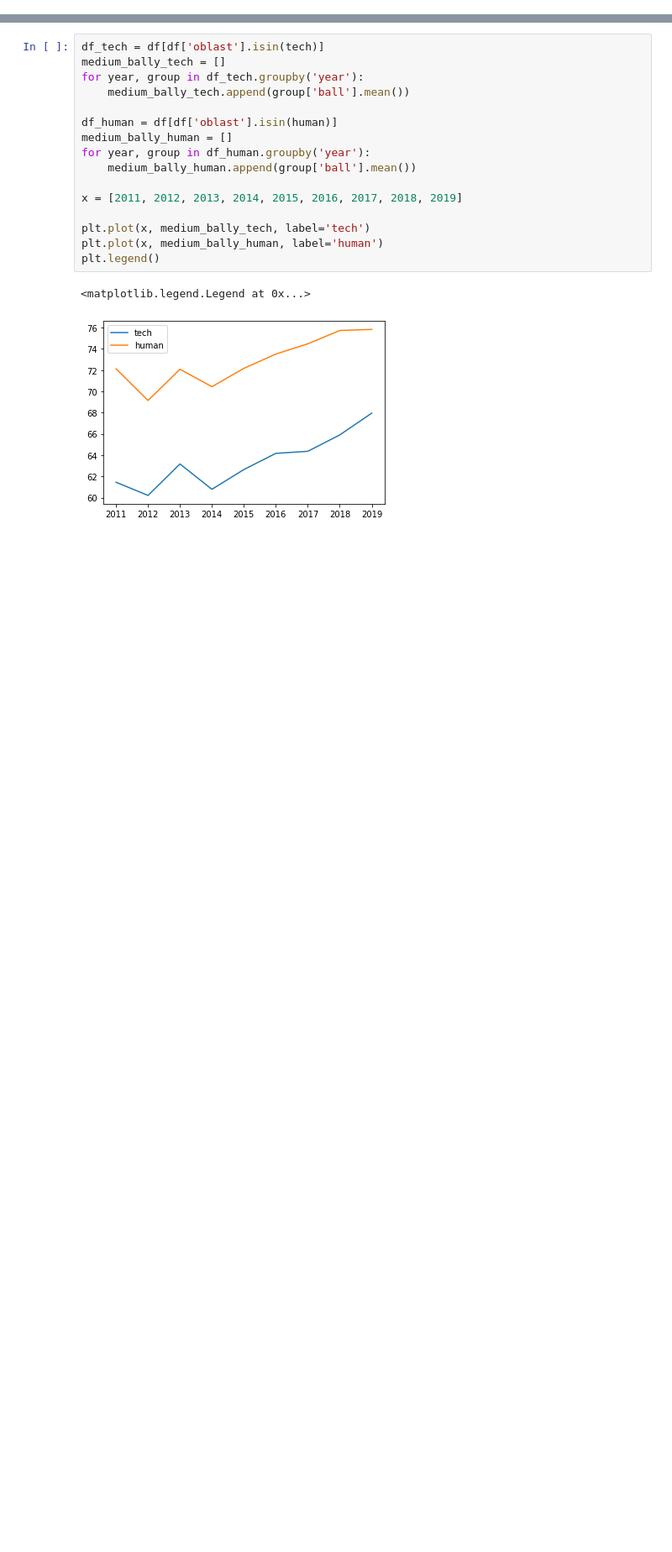
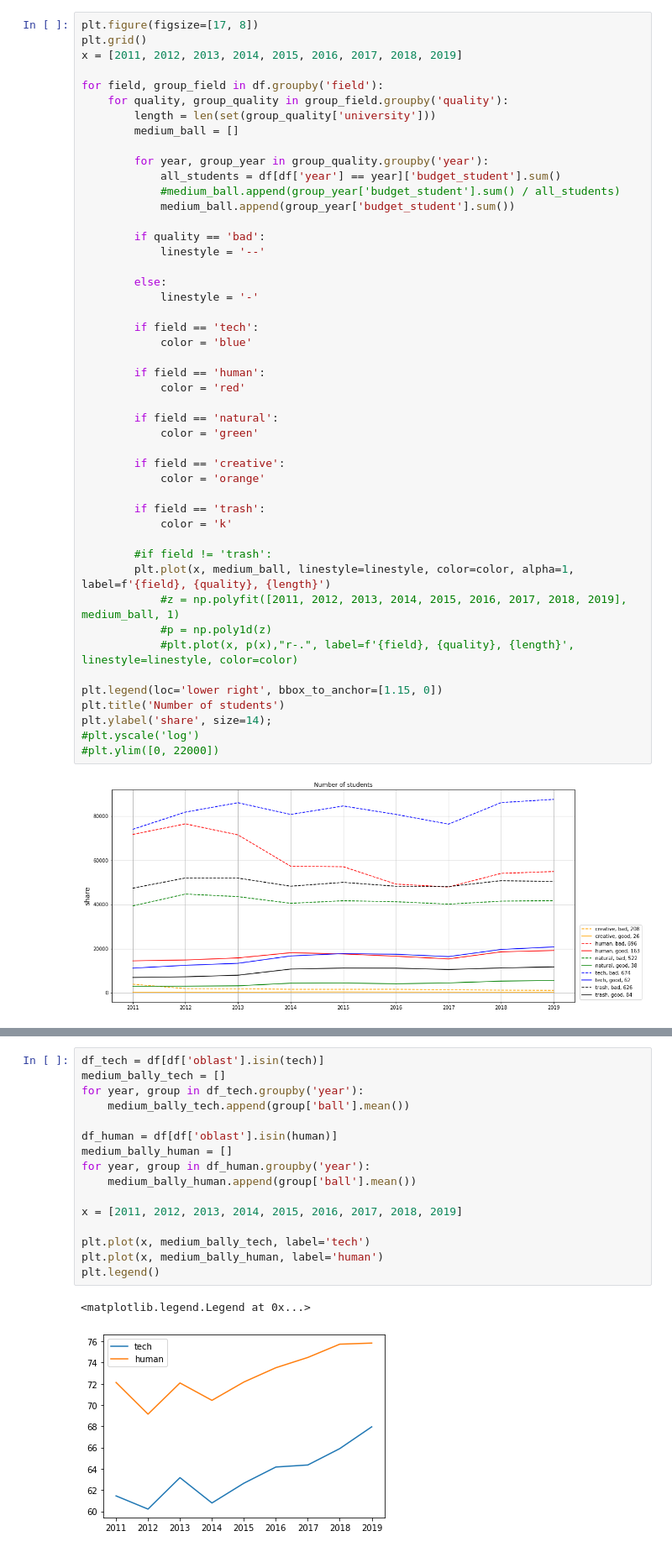
Before and after one commit to Polpolpolpolpoll/Universities, a Jupyter notebook: Untitled.ipynb, the cells around one changed output, grey strips where cells are left out. Shown at 84% size. Saved outputs shown, nothing was run; the diff lists cells and outputs as text; blank space fills up the shorter version.

```diff
--- a/Untitled.ipynb
+++ b/Untitled.ipynb
@@ -203,0 +201,49 @@ print(len(set(df['university'])), len(set(df_good['university'])), len(set(df_ba
+# %%
+plt.figure(figsize=[17, 8])
+plt.grid()
+x = [2011, 2012, 2013, 2014, 2015, 2016, 2017, 2018, 2019]
+
+for field, group_field in df.groupby('field'):
+    for quality, group_quality in group_field.groupby('quality'):
+        length = len(set(group_quality['university']))
+        medium_ball = []
+
+        for year, group_year in group_quality.groupby('year'):
+            all_students = df[df['year'] == year]['budget_student'].sum()
+            #medium_ball.append(group_year['budget_student'].sum() / all_students)
+            medium_ball.append(group_year['budget_student'].sum())
+
+        if quality == 'bad':
+            linestyle = '--'
+
+        else:
+            linestyle = '-'
+
+        if field == 'tech':
+            color = 'blue'
+
+        if field == 'human':
+            color = 'red'
+
+        if field == 'natural':
+            color = 'green'
+
+        if field == 'creative':
+            color = 'orange'
+
+        if field == 'trash':
+            color = 'k'
+
+        #if field != 'trash':
+        plt.plot(x, medium_ball, linestyle=linestyle, color=color, alpha=1, label=f'{field}, {quality}, {length}')
+            #z = np.polyfit([2011, 2012, 2013, 2014, 2015, 2016, 2017, 2018, 2019], medium_ball, 1)
+            #p = np.poly1d(z)
+            #plt.plot(x, p(x),"r-.", label=f'{field}, {quality}, {length}', linestyle=linestyle, color=color)
+
+plt.legend(loc='lower right', bbox_to_anchor=[1.15, 0])
+plt.title('Number of students')
+plt.ylabel('share', size=14);
+#plt.yscale('log')
+#plt.ylim([0, 22000])
+# %% [output]
+[figure, added]
```
Also changed, not shown: parts of 12 cells of this notebook.
